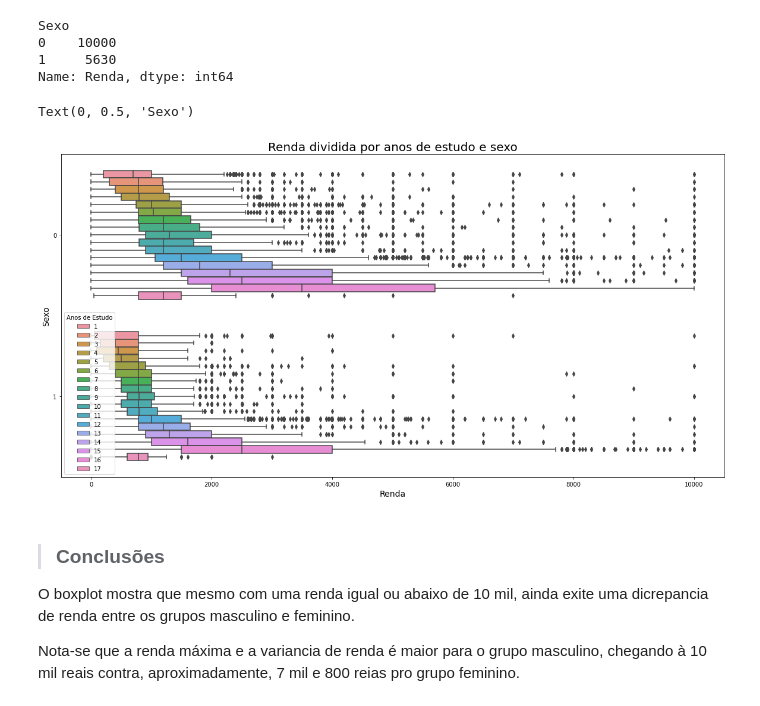
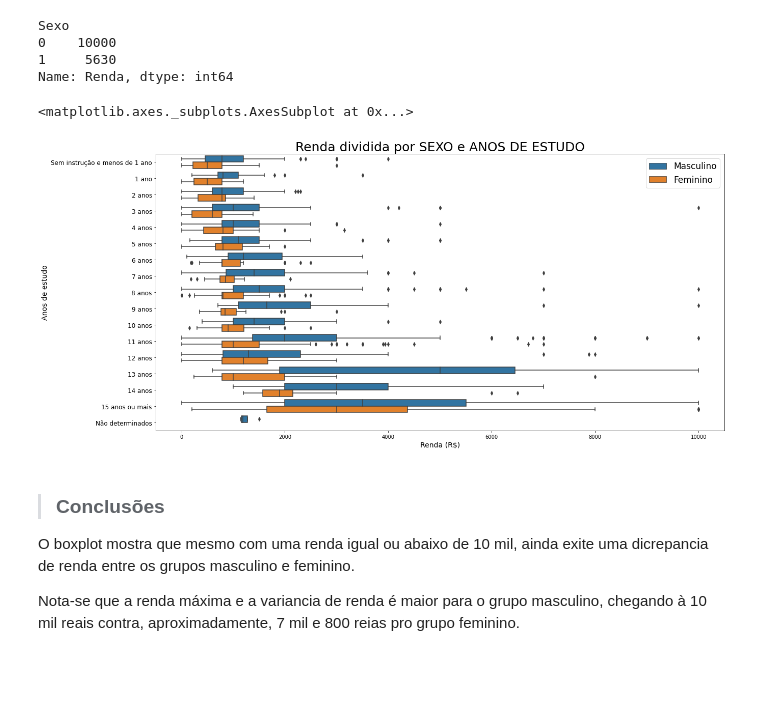
Before and after one commit to albertomendess/Estudos, a Jupyter notebook: Análise_Descritiva.ipynb, the cells around one changed output. Drawn from its saved outputs; the diff is of its cells as text; code cells hidden in the pictures; blank space fills up the shorter version.

```diff
--- a/Análise_Descritiva.ipynb
+++ b/Análise_Descritiva.ipynb
@@ -827,19 +842,30 @@ Sexo
 1     5630
 Name: Renda, dtype: int64
 # %%
-# CONSTRUINDO UM BOXPLOT SEGUNDO 'ANOS DE ESTUDO'
-ax = sns.boxplot(data = renda_max_dezMil,
-                 x= renda_max_dezMil['Renda'],
-                 y= renda_max_dezMil['Sexo'],
-                 hue= renda_max_dezMil['Anos de Estudo'],
+ax = sns.boxplot(data= df.query('Renda <= 10000 and Idade == 50'),
+                 x= 'Renda',
+                 y= 'Anos de Estudo',
+                 hue= 'Sexo',
                  orient= 'h')
 ax.figure.set_size_inches(20, 10)
-ax.set_title('Renda dividida por anos de estudo e sexo', fontsize= 20)
-ax.set_xlabel('Renda', fontsize= 14)
-ax.set_ylabel('Sexo', fontsize= 14)
+
+ax.set_title('Renda dividida por SEXO e ANOS DE ESTUDO', fontsize= 25)
+
+ax.set_xlabel('Renda (R$)', fontsize= 14)
+
+ax.set_ylabel('Anos de estudo', fontsize= 14)
+ax.set_yticklabels([value for value in anos_de_estudo.values()],
+                   fontsize= 12)
+
+handles, _ = ax.get_legend_handles_labels()
+ax.legend(handles, ['Masculino', 'Feminino'],
+          loc= 'upper right',
+          fontsize= 17)
+
+ax
 # %% [output]
-Text(0, 0.5, 'Sexo')
+<matplotlib.axes._subplots.AxesSubplot at 0x...>
-[figure, old version]
+[figure, new version]
 # %% [markdown]
 > ### Conclusões
 
```
Also changed, not shown: parts of 52 cells of this notebook.
